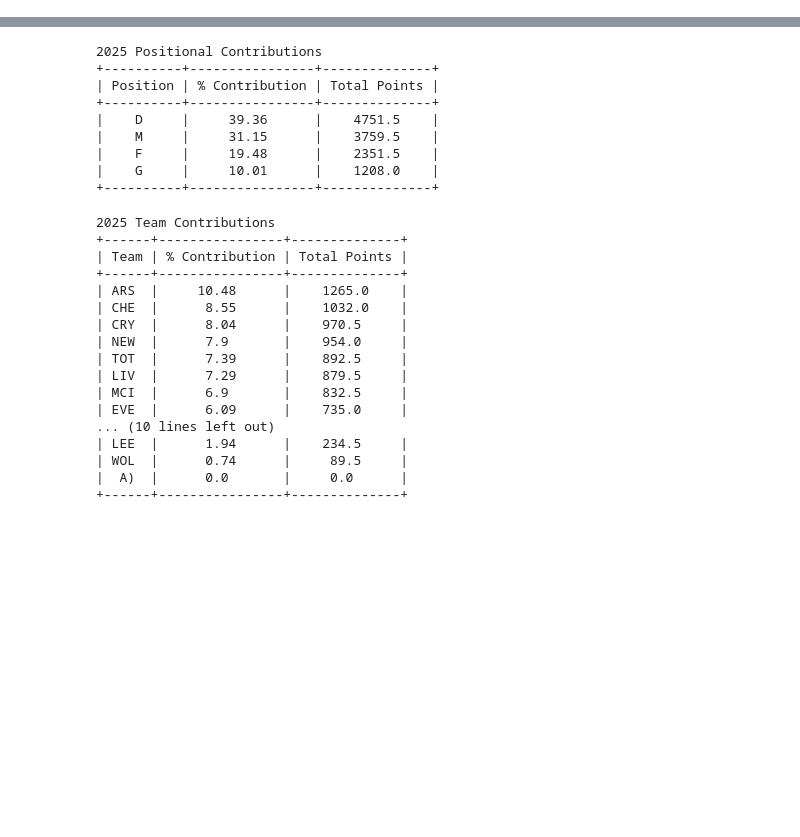
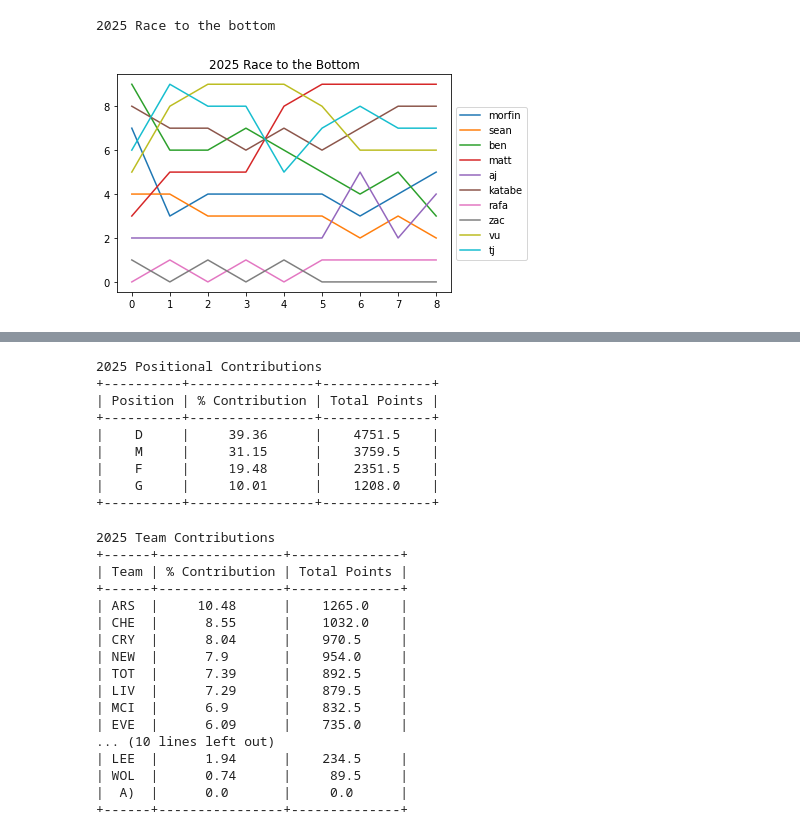
Before and after one commit to mgintjee/FPL-Stats, a Jupyter notebook: notebooks/nb_season_2025.ipynb, the cells around one changed output, grey strips where cells are left out. Cells and saved outputs as stored; diff of their text form; code cells hidden in the pictures; blank space fills up the shorter version.

```diff
--- a/notebooks/nb_season_2025.ipynb
+++ b/notebooks/nb_season_2025.ipynb
@@ -20,3 +21,10 @@ show_charts = True
 show_plots = True
 # Build the database for the season
 db = database.database(season)
+# %%
+print(db.get_season(), "Race to the bottom")
+if(show_plots):
+    performance_plots.plot_race_to_the_bottom(db)
+# %% [output]
+2025 Race to the bottom
+[figure, added]
```
Also changed, not shown: parts of 4 cells of this notebook, 5 other files.
